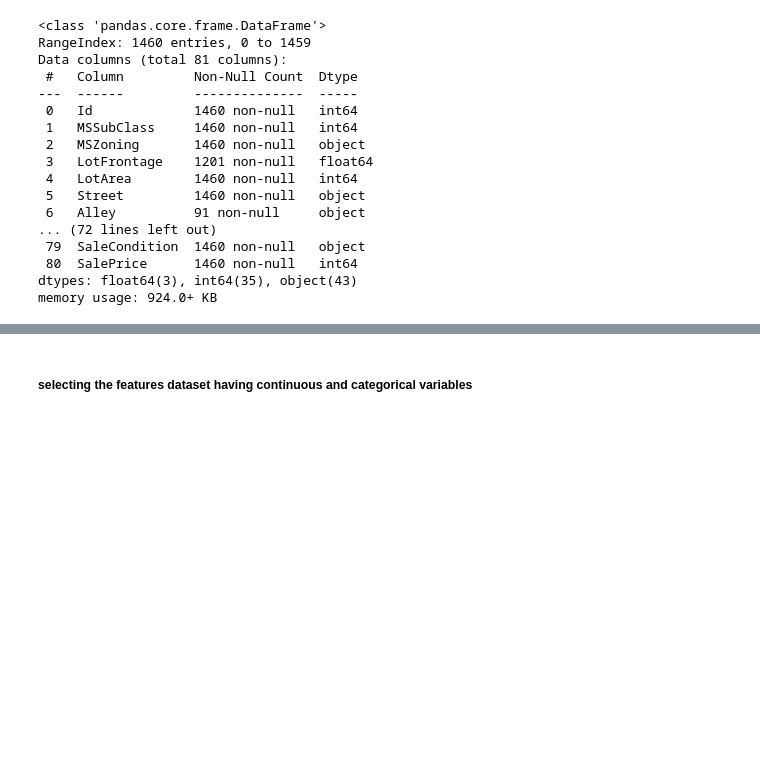
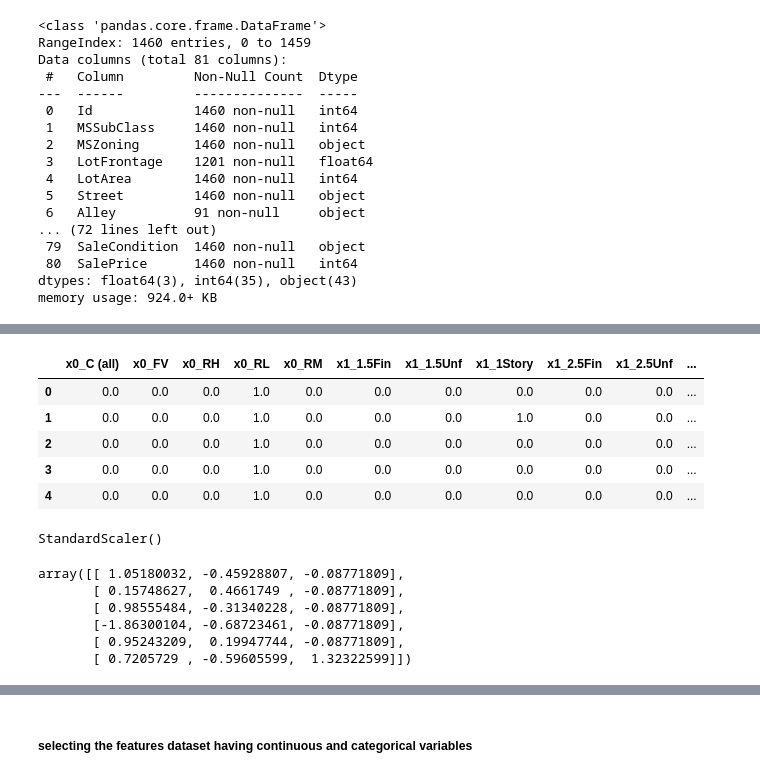
Before and after one commit to larrysman/dsp-olanrewaju-adegoke, a Jupyter notebook: notebooks/house-prices-modeling.ipynb, the cells around one changed output, grey strips where cells are left out. Drawn from its saved outputs; the diff is of its cells as text; code cells hidden in the pictures; blank space fills up the shorter version.

Commit message:
adding the revised house pricing jupyter notebook

```diff
--- a/notebooks/house-prices-modeling.ipynb
+++ b/notebooks/house-prices-modeling.ipynb
@@ -24,0 +29,6 @@ training_data_csv.head()
+# %%
+dataset_master = pd.read_csv('/Users/OLALYTICS/dsp-olanrewaju-adegoke/data/train.csv')
+
+training_data_csv = dataset_master.copy()
+
+training_data_csv.head()
@@ -92,0 +73,6 @@ training_data_csv.corr()
+# %%
+# selecting useful dataset
+
+useful_dataset_house = training_data_csv[['MSZoning','HouseStyle','YearBuilt','TotalBsmtSF','MiscVal', 'SalePrice']]
+
+useful_dataset_house.head()
@@ -92,0 +110,6 @@ training_data_csv.corr()
+# %%
+# removing duplicates
+
+useful_dataset_house = useful_dataset_house.drop_duplicates()
+
+useful_dataset_house.duplicated(keep = 'first').sum()
@@ -92,0 +129,48 @@ training_data_csv.corr()
+# %%
+# extracting the dataset of interest
+
+categorical_useful_features = useful_dataset_house[['MSZoning','HouseStyle']]
+
+continuous_useful_features = useful_dataset_house[['YearBuilt','TotalBsmtSF','MiscVal']]
+
+target_feature = useful_dataset_house['SalePrice']
+# %%
+# OneHotEncoder for categorical features
+
+from sklearn.preprocessing import OneHotEncoder
+
+onehot_encoder = OneHotEncoder()
+
+categorical_useful_features_encoded = onehot_encoder.fit_transform(categorical_useful_features).toarray()
+
+categorical_useful_features_encoded = pd.DataFrame(categorical_useful_features_encoded, columns = onehot_encoder.get_feature_names())
+
+categorical_useful_features_encoded.head()
+# %% [output]
+|  | x0_C (all) | x0_FV | x0_RH | x0_RL | x0_RM | x1_1.5Fin | x1_1.5Unf | x1_1Story | x1_2.5Fin | x1_2.5Unf | ... |
+| 0 | 0.0 | 0.0 | 0.0 | 1.0 | 0.0 | 0.0 | 0.0 | 0.0 | 0.0 | 0.0 | ... |
+| 1 | 0.0 | 0.0 | 0.0 | 1.0 | 0.0 | 0.0 | 0.0 | 1.0 | 0.0 | 0.0 | ... |
+| 2 | 0.0 | 0.0 | 0.0 | 1.0 | 0.0 | 0.0 | 0.0 | 0.0 | 0.0 | 0.0 | ... |
+| 3 | 0.0 | 0.0 | 0.0 | 1.0 | 0.0 | 0.0 | 0.0 | 0.0 | 0.0 | 0.0 | ... |
+| 4 | 0.0 | 0.0 | 0.0 | 1.0 | 0.0 | 0.0 | 0.0 | 0.0 | 0.0 | 0.0 | ... |
+# %%
+# scaling of the continuous features
+
+from sklearn.preprocessing import StandardScaler
+
+std_scaler = StandardScaler()
+
+std_scaler.fit(continuous_useful_features)
+# %% [output]
+StandardScaler()
+# %%
+continuous_useful_features_scaled = std_scaler.transform(continuous_useful_features)
+
+continuous_useful_features_scaled[:6]
+# %% [output]
+array([[ 1.05180032, -0.45928807, -0.08771809],
+       [ 0.15748627,  0.4661749 , -0.08771809],
+       [ 0.98555484, -0.31340228, -0.08771809],
+       [-1.86300104, -0.68723461, -0.08771809],
+       [ 0.95243209,  0.19947744, -0.08771809],
+       [ 0.7205729 , -0.59605599,  1.32322599]])
```
Also changed, not shown: parts of 58 cells of this notebook.
